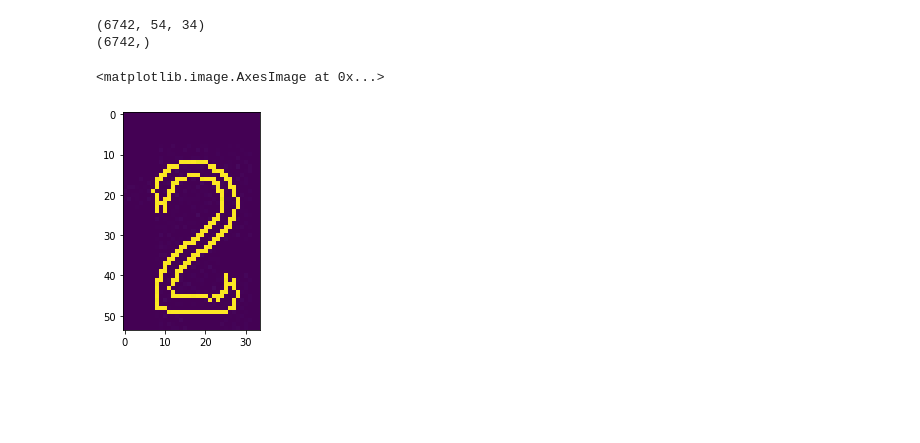
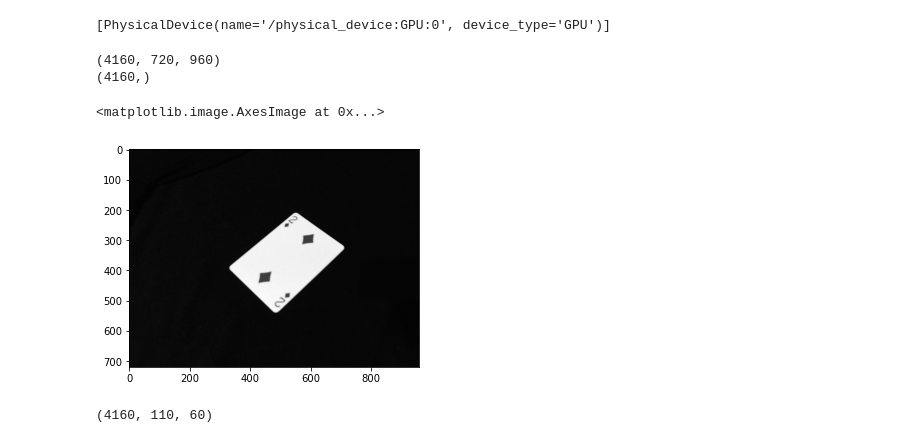
Before and after one commit to alkenderesi/playing-card-detection, a Jupyter notebook: models/rank/rank_model.ipynb, the cells around one changed output. Saved outputs shown, nothing was run; the diff lists cells and outputs as text; code cells hidden in the pictures; blank space fills up the shorter version.

```diff
--- a/models/rank/rank_model.ipynb
+++ b/models/rank/rank_model.ipynb
@@ -5,15 +9,20 @@ import matplotlib.pyplot as plt
+# %%
+# GPU check
+print(tf.config.list_physical_devices('GPU'))
+# %% [output]
+[PhysicalDevice(name='/physical_device:GPU:0', device_type='GPU')]
 # %%
 # Load data
-samples = np.load('data/rank_samples.npy')
-labels = np.load('data/rank_labels.npy')
+samples = np.load('rank_samples.npy')
+labels = np.load('rank_labels.npy')
 print(samples.shape)
 print(labels.shape)
 # %% [output]
-(6742, 54, 34)
-(6742,)
+(4160, 720, 960)
+(4160,)
 # %%
 # Visualize a sample
-plt.imshow(samples[0])
+plt.imshow(samples[0], cmap='gray')
 # %% [output]
 <matplotlib.image.AxesImage at 0x...>
-[figure, old version]
+[figure, new version]
@@ -19,0 +53,5 @@ plt.imshow(samples[0])
+# %%
+# Check processed samples
+print(samples.shape)
+# %% [output]
+(4160, 110, 60)
```
Also changed, not shown: parts of 10 cells of this notebook, 15 other files.
